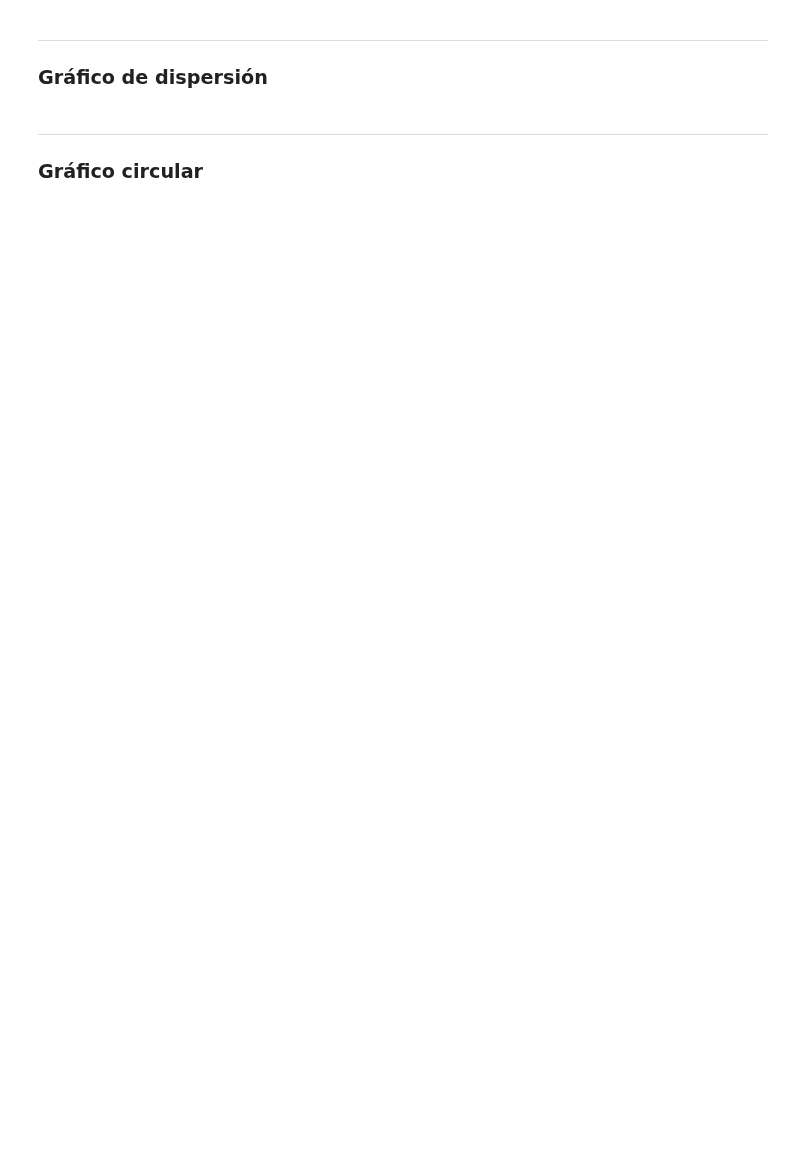
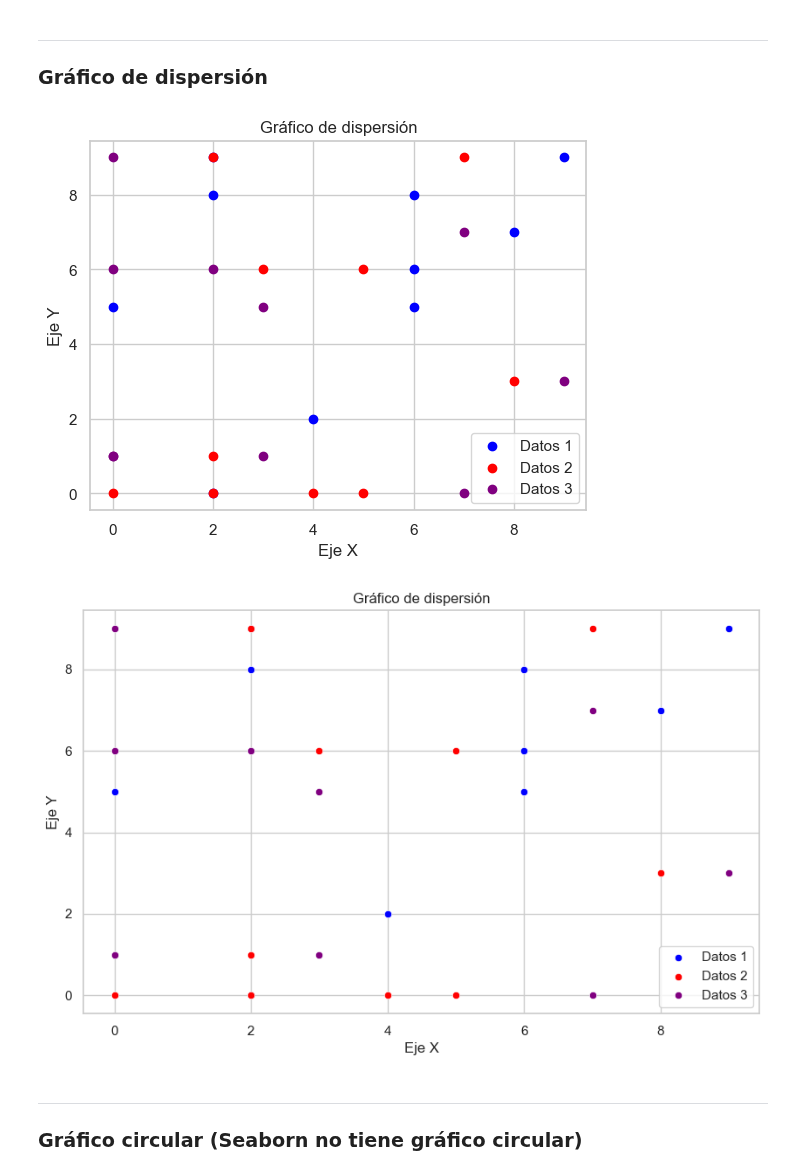
Before and after one commit to JavierPeraltaAzagra/Big-Data-e-IA, a Jupyter notebook: Programacion de IA/Seaborn/Trabajo grupal/04-Seaborn_Teoría.ipynb, the cells around one changed output. Drawn from its saved outputs; the diff is of its cells as text; code cells hidden in the pictures; blank space fills up the shorter version.

```diff
--- a/Programacion de IA/Seaborn/Trabajo grupal/04-Seaborn_Teoría.ipynb
+++ b/Programacion de IA/Seaborn/Trabajo grupal/04-Seaborn_Teoría.ipynb
@@ -148,6 +180,42 @@ Passing `palette` without assigning `hue` is deprecated and will be removed in v
 # %% [markdown]
 ---
 ### Gráfico de dispersión
+# %%
+
+x1 = np.random.randint(10, size = [10])
+x2 = np.random.randint(10, size = [10])
+y1 = np.random.randint(10, size = [10])
+y2 = np.random.randint(10, size = [10])
+x3 = np.random.randint(10, size = [10])
+y3 = np.random.randint(10, size = [10])
+
+# Matplotlib
+# configuramos los datos de cada matriz en el gráfico
+plt.scatter(x1, y1, label = "Datos 1", color = "blue")
+plt.scatter(x2, y2, label = "Datos 2", color = "red")
+plt.scatter(x3, y3, label = "Datos 3", color = "purple")
+
+# definimos el título y nombre de los ejes
+plt.title("Gráfico de dispersión")
+plt.xlabel("Eje X")
+plt.ylabel("Eje Y")
+plt.legend()
+
+plt.show()
+
+#Seaborn
+plt.figure(figsize=(10, 6))
+sns.scatterplot(x=x1, y=y1, color="blue", label="Datos 1")
+sns.scatterplot(x=x2, y=y2, color="red", label="Datos 2")
+sns.scatterplot(x=x3, y=y3, color="purple", label="Datos 3")
+plt.title("Gráfico de dispersión")
+plt.xlabel("Eje X")
+plt.ylabel("Eje Y")
+plt.legend()
+plt.show()
+# %% [output]
+[figure, added]
+[figure, added]
 # %% [markdown]
 ---
-### Gráfico circular
+### Gráfico circular (Seaborn no tiene gráfico circular)
```
Also changed, not shown: parts of 8 cells of this notebook.
